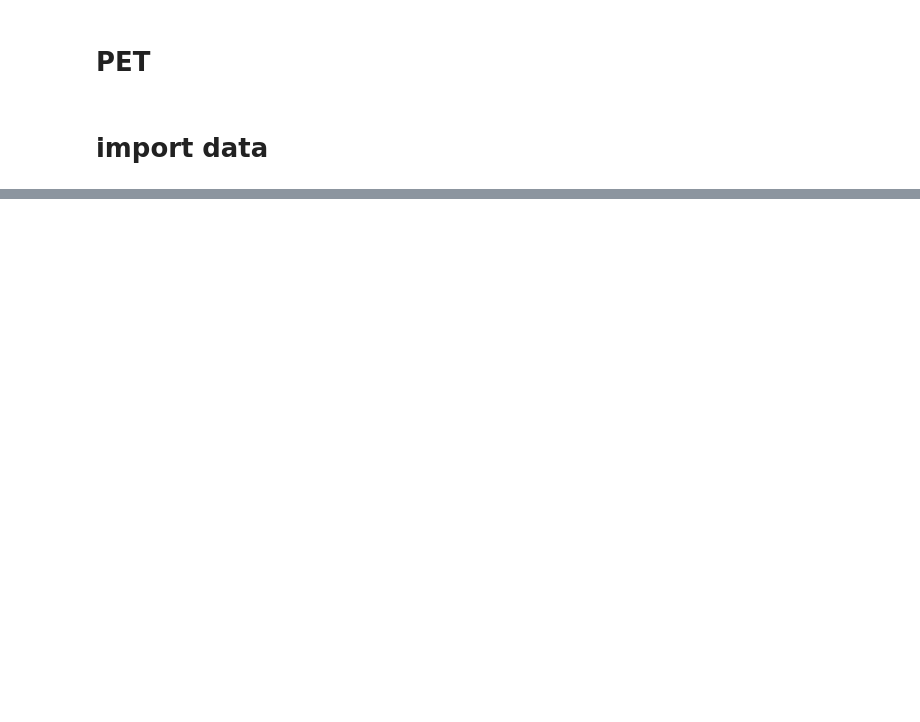
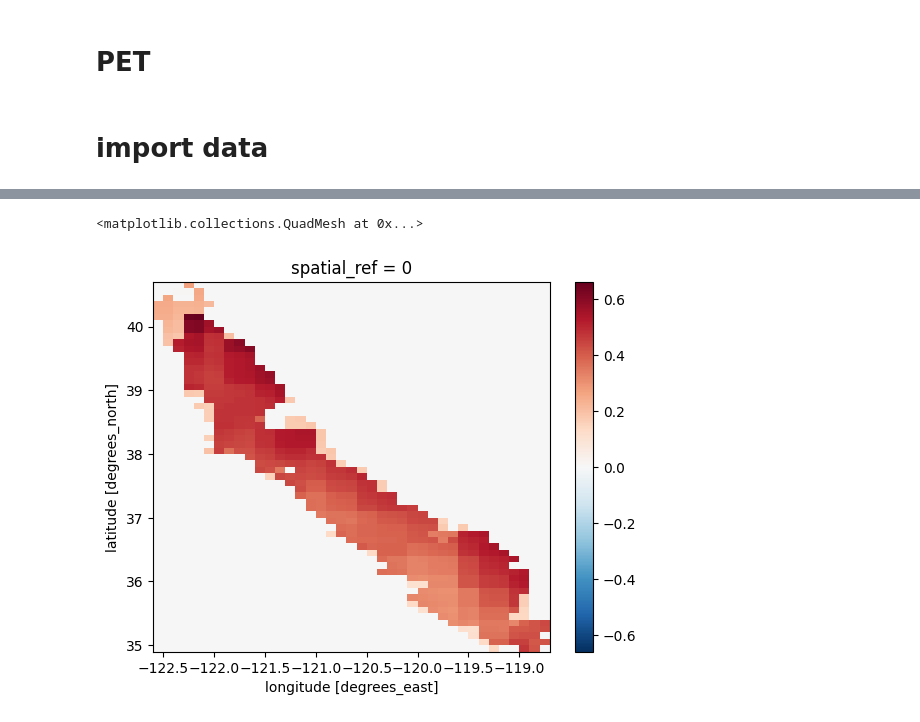
Before and after one commit to mahdi98mnm/wb_weri, a Jupyter notebook: readData.ipynb, the cells around one changed output, grey strips where cells are left out. Cells and saved outputs as stored; diff of their text form; code cells hidden in the pictures; blank space fills up the shorter version.

```diff
--- a/readData.ipynb
+++ b/readData.ipynb
@@ -746,0 +831,16 @@ Ra
+# %%
+def sum_ignore_nan(a, b):
+    summed = a + b
+    summed = summed.where(~np.isnan(summed), other=a.fillna(0) + b.fillna(0))
+    return summed
+
+ddd = sum_ignore_nan(a = TRANSPIRATION_ADJUSTED_BUDYKO["transpiration_budyko"], b = EVAPORATION_ADJUSTED_BUDYKO["evaporation_budyko"])
+# TRANSPIRATION_ADJUSTED["transpiration"] + EVAPORATION_ADJUSTED["evaporation"]
+ddd.mean(['time'], skipna=True).plot()
+
+
+
+# ddd_dataset["Actual_Evapotranspiration"].mean(['time'], skipna=True).plot()
+# %% [output]
+<matplotlib.collections.QuadMesh at 0x...>
+[figure, added]
```
Also changed, not shown: parts of 15 cells of this notebook.
